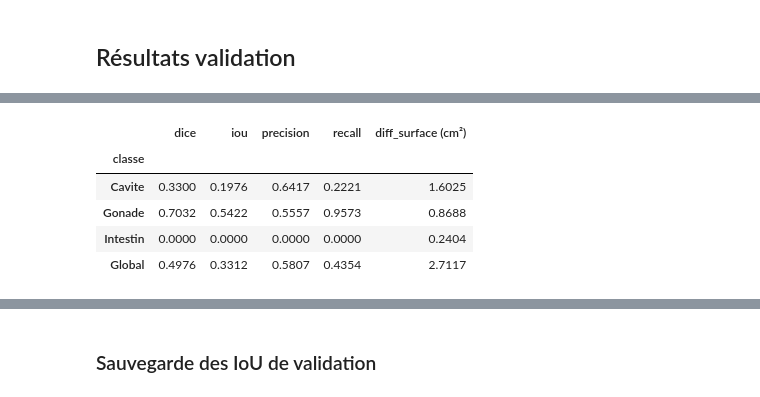
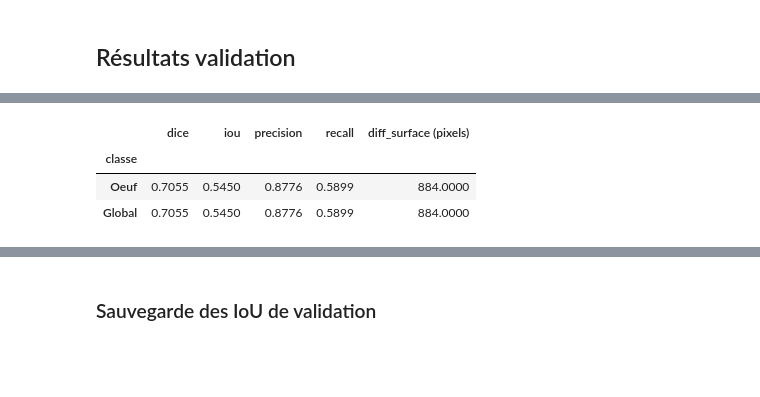
Before and after one commit to loranedp/Stage-GonAIde-2026, a Jupyter notebook: Debut/YOLO26/YOLO.ipynb, the cells around one changed output, grey strips where cells are left out. Drawn from its saved outputs; the diff is of its cells as text; code cells hidden in the pictures; blank space fills up the shorter version.

Commit message:
Correction des oeufs

```diff
--- a/Debut/YOLO26/YOLO.ipynb
+++ b/Debut/YOLO26/YOLO.ipynb
@@ -53,7 +53,7 @@ DATASET_NAME = "3classes"  # "3classes" ou "2classses" ou "oeufs"
 # %% [markdown]
 ### Choix du type de modèle
 # %%
-MODEL_TYPE = "semantique"  # "semantique" ou "instance"
+MODEL_TYPE = "instance"  # "semantique" ou "instance"
 # %% [markdown]
 ### Echantillonnage stratifié train/val - test
 # %%
@@ -135,9 +150,10 @@ IMAGE_SIZE = 512
 # %% [markdown]
 ## Entrainement et validation du modèle
 # %%
-for fold, (train_index, val_index) in enumerate(kf.split(cv_images, cv_categories, groups_train)):
+for fold, (train_index, val_index) in enumerate(get_cv_splits()):
     print(f"\n{'='*30}\nLancement du Fold {fold + 1}/{k_folds}\n{'='*30}")
 
+    cv_images = X
     # Séparer les chemins
     train_paths = [cv_images[i] for i in train_index]
     val_paths = [cv_images[i] for i in val_index]
@@ -172,7 +188,7 @@ for fold, (train_index, val_index) in enumerate(kf.split(cv_images, cv_categorie
         model = YOLO("yolo26l-sem.pt")
 
     # Entraînement
-    model.train(data=yaml_file, epochs=10, patience = 10, lr0 = 0.001,
+    model.train(data=yaml_file, epochs=50, patience = 10, lr0 = 0.001,
             hsv_h=0.0,
             hsv_s=0.0,
             hsv_v=0.4, #0.4
@@ -185,11 +201,17 @@ for fold, (train_index, val_index) in enumerate(kf.split(cv_images, cv_categorie
             auto_augment=None,
             box=15.0,
             cls=0.3,
-            imgsz=IMAGE_SIZE)
+            imgsz=IMAGE_SIZE,
+            name = "train_" + DATASET_NAME + "_" + MODEL_TYPE + "_fold_" + str(fold + 1), # Rennomage des résultats
+            exist_ok = True # Ecrase le fichier si il existe déjà
+            )
 
     # -------- Validation et prédiction du modèle --------
     print(f"\nÉvaluation du Fold {fold + 1}...")
-    results = model.val(data=yaml_file)
+    results = model.val(data=yaml_file,
+                        name = "val_" + DATASET_NAME + "_" + MODEL_TYPE + "_fold_" + str(fold + 1),
+                        exist_ok = True
+                        )
     preds = model.predict(source=val_paths, retina_masks=True, conf=0.2, verbose=False)
 
     results_list.append(preds)
@@ -229,7 +251,7 @@ Validation croisée terminée avec succès !
 # %%
 # ----- 1. Choix du fold et de l'image à visualiser -----
 VIS_FOLD = 1  # Numéro du fold, entre 1 et k_folds
-VIS_INDEX = 1  # Index de l'image dans le jeu de validation du fold (0 à len(val_paths)-1)
+VIS_INDEX = 3  # Index de l'image dans le jeu de validation du fold (0 à len(val_paths)-1)
 
 print(f"Nombre de folds: {len(results_list)}")
 print(f"Nombre d'images dans le fold {VIS_FOLD}: {len(val_paths_list[VIS_FOLD - 1])}")
@@ -267,12 +289,9 @@ _, H, W = image_tensor.shape
 # ----- 3. Récupération du masque prédit -----
 preds = results_list[VIS_FOLD - 1][VIS_INDEX]
 
-# Si segmentation sémantique
+# Conversion de la sortie YOLO en canaux dans l'ordre des classes du dataset
 if MODEL_TYPE == "semantique":
-    p_mask = preds.semantic_mask.data.cpu().numpy()
-    # Ajoute une dimension pour les classes si nécessaire
-    if p_mask.ndim == 2:
-        p_mask = np.array([p_mask == class_id for class_id in range(nc)])
+    p_mask = result_to_masks(preds, names, nc, semantic=True)
 
 # Si segmentation d'instances
 elif MODEL_TYPE == "instance":
@@ -281,39 +300,18 @@ elif MODEL_TYPE == "instance":
 
     if hasattr(preds, 'masks') and preds.masks is not None:
         # On parcourt chaque instance détectée
-        for i, cls_id in enumerate(preds.boxes.cls.cpu().numpy().astype(int)):
-            if cls_id < nc:
-                # .xy contient les coordonnées des polygones corrigées du padding
-                pts = preds.masks.xy[i]
-
-                if len(pts) >= 3: # Un polygone nécessite au moins 3 points
-                    # Conversion en entiers pour OpenCV
-                    pts_int = np.round(pts).astype(np.int32)
-
-                    # On dessine le polygone sur le canal de la classe correspondante
-                    cv2.fillPoly(p_mask[cls_id], [pts_int], 1)
+        p_mask = result_to_masks(preds, names, nc, semantic=False)
 
 # ----- 4. Récupération du masque réel -----
-t_mask_np = np.zeros((nc, H, W), dtype=np.uint8)
-if os.path.exists(mask_path):
-    with open(mask_path, 'r') as f:
-        for line in f.readlines():
-            parts = line.strip().split()
-            if len(parts) >= 5: # ID de classe + au moins 3 points (x, y) pour faire un polygone
-                cls_id = int(parts[0])
-                if cls_id < nc:
-                    # Les coordonnées YOLO sont normalisées [0, 1], on les reshape en paires (x, y)
-                    pts = np.array(parts[1:], dtype=float).reshape(-1, 2)
-
-                    # Dénormalisation vers la taille réelle de l'image
-                    pts[:, 0] *= W_orig  # Coordonnées X
-                    pts[:, 1] *= H_orig  # Coordonnées Y
-                    pts = np.round(pts).astype(np.int32)
-
-                    # Remplissage du polygone avec des 1 sur la bonne classe
-                    cv2.fillPoly(t_mask_np[cls_id], [pts], 1)
-else:
+# En sémantique, les polygones internes écrasent la cavité comme pendant l'entraînement.
+if not os.path.exists(mask_path):
     print(f"Attention : Aucun label trouvé à {mask_path}, un masque vide sera utilisé.")
+t_mask_np = load_yolo_polygon_masks(
+    mask_path,
+    (H_orig, W_orig),
+    nc,
+    semantic=MODEL_TYPE == "semantique",
+)
 
 
 # ----- 5. Formatage des tenseurs -----
@@ -354,16 +352,15 @@ for metric in (iou, dice, precision, recall):
 print(f"Image : {os.path.basename(val_path)}")
 
 metric_rows = []
-for class_idx, class_name in preds.names.items():
-    if class_idx < nc:  # S'assure que l'index de classe est valide
-        metric_rows.append({
-            "classe": class_name,
-            "dice": dice[0, class_idx].item(),
-            "iou": iou[0, class_idx].item(),
-            "precision": precision[0, class_idx].item(),
-            "recall": recall[0, class_idx].item(),
-            "diff_surface": diff_surface[0, class_idx].item(),
-        })
+for class_idx, class_name in enumerate(names):
+    metric_rows.append({
+        "classe": class_name,
+        "dice": dice[0, class_idx].item(),
+        "iou": iou[0, class_idx].item(),
+        "precision": precision[0, class_idx].item(),
+        "recall": recall[0, class_idx].item(),
+        "diff_surface": diff_surface[0, class_idx].item(),
+    })
 
 intersection_global = intersection.sum()
 union_global = union.sum()
@@ -396,6 +393,4 @@ Image : 0004598_12.17.20_356434_2019.jpg
-|  | dice | iou | precision | recall | diff_surface (cm²) |
+|  | dice | iou | precision | recall | diff_surface (pixels) |
 | classe |  |  |  |  |  |
-| Cavite | 0.3300 | 0.1976 | 0.6417 | 0.2221 | 1.6025 |
-| Gonade | 0.7032 | 0.5422 | 0.5557 | 0.9573 | 0.8688 |
-| Intestin | 0.0000 | 0.0000 | 0.0000 | 0.0000 | 0.2404 |
-| Global | 0.4976 | 0.3312 | 0.5807 | 0.4354 | 2.7117 |
+| Oeuf | 0.7055 | 0.5450 | 0.8776 | 0.5899 | 884.0000 |
+| Global | 0.7055 | 0.5450 | 0.8776 | 0.5899 | 884.0000 |
```
Also changed, not shown: parts of 18 cells of this notebook, 17 other files.
